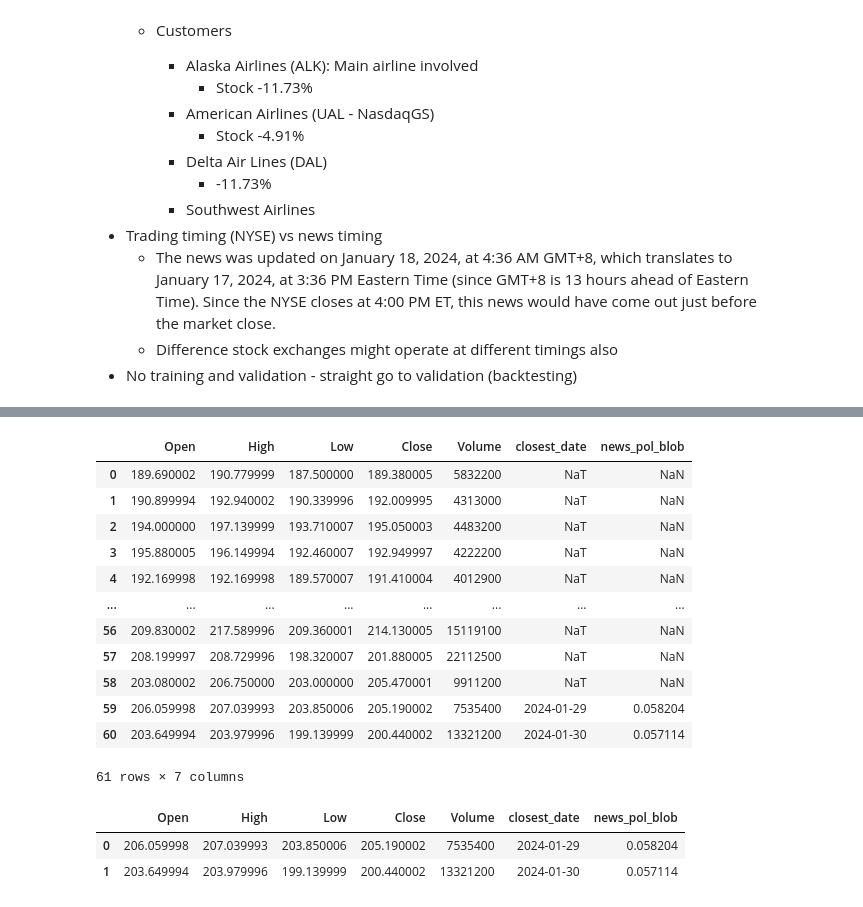
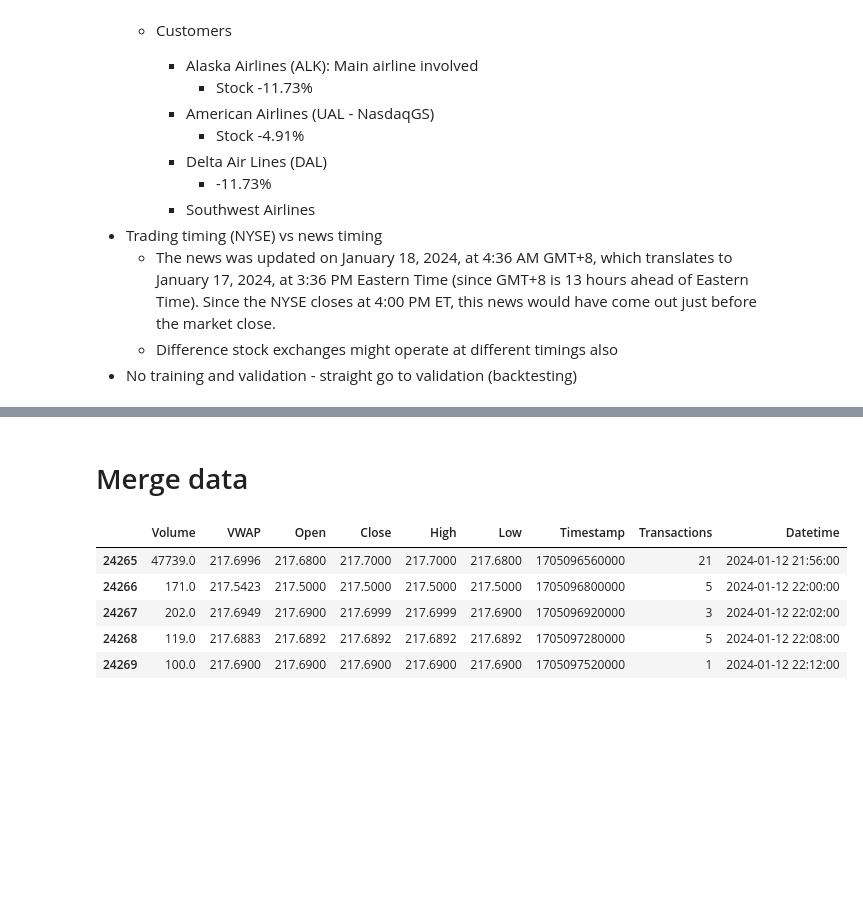
Before and after one commit to yiqwan/stock-forecast-with-sentiment, a Jupyter notebook: notebooks/trading.ipynb, the cells around one changed output, grey strips where cells are left out. Saved outputs shown, nothing was run; the diff lists cells and outputs as text; code cells hidden in the pictures; blank space fills up the shorter version.

```diff
--- a/notebooks/trading.ipynb
+++ b/notebooks/trading.ipynb
@@ -57,0 +56,15 @@ TODO: Assumption: assume other stocks share the same timezone
+# %%
+load_dotenv()
+POLYGON_API_KEY = os.environ.get('POLYGON_API_KEY')
+
+BACKTEST_START_DATE = '2024-01-01'
+BACKTEST_START_STRING = '20240101'
+BACKTEST_END_DATE = '2024-01-14'
+BACKTEST_END_STRING = '20240114'
+
+cur_dir = Path.cwd()
+root_dir = path_yq.get_root_dir(cur_dir)
+
+logging.basicConfig(filename=Path.joinpath(root_dir, 'logs', 'trading_system.log'),
+                    format='%(asctime)s - %(name)s - %(levelname)s - %(message)s',
+                    level=logging.DEBUG)
@@ -168,25 +184,9 @@ news3
 # %%
 merged = pd.merge(data, news3, left_on='Date', right_on='closest_date', how='left')
 merged
-# %% [output]
-|  | Open | High | Low | Close | Volume | closest_date | news_pol_blob |
-| 0 | 189.690002 | 190.779999 | 187.500000 | 189.380005 | 5832200 | NaT | NaN |
-| 1 | 190.899994 | 192.940002 | 190.339996 | 192.009995 | 4313000 | NaT | NaN |
-| 2 | 194.000000 | 197.139999 | 193.710007 | 195.050003 | 4483200 | NaT | NaN |
-| 3 | 195.880005 | 196.149994 | 192.460007 | 192.949997 | 4222200 | NaT | NaN |
-| 4 | 192.169998 | 192.169998 | 189.570007 | 191.410004 | 4012900 | NaT | NaN |
-| ... | ... | ... | ... | ... | ... | ... | ... |
-| 56 | 209.830002 | 217.589996 | 209.360001 | 214.130005 | 15119100 | NaT | NaN |
-| 57 | 208.199997 | 208.729996 | 198.320007 | 201.880005 | 22112500 | NaT | NaN |
-| 58 | 203.080002 | 206.750000 | 203.000000 | 205.470001 | 9911200 | NaT | NaN |
-| 59 | 206.059998 | 207.039993 | 203.850006 | 205.190002 | 7535400 | 2024-01-29 | 0.058204 |
-| 60 | 203.649994 | 203.979996 | 199.139999 | 200.440002 | 13321200 | 2024-01-30 | 0.057114 |
-61 rows × 7 columns
 # %%
 # Clean for 2 lines only
 merged2 = merged.dropna().reset_index(drop=True)
 merged2
-# %% [output]
-|  | Open | High | Low | Close | Volume | closest_date | news_pol_blob |
-| 0 | 206.059998 | 207.039993 | 203.850006 | 205.190002 | 7535400 | 2024-01-29 | 0.058204 |
-| 1 | 203.649994 | 203.979996 | 199.139999 | 200.440002 | 13321200 | 2024-01-30 | 0.057114 |
+# %% [markdown]
+# Merge data
@@ -192,0 +236,9 @@ merged2
+# %%
+tick[tick['Datetime'] >= '2024-01-12 21:47:23'].head()
+# %% [output]
+|  | Volume | VWAP | Open | Close | High | Low | Timestamp | Transactions | Datetime |
+| 24265 | 47739.0 | 217.6996 | 217.6800 | 217.7000 | 217.7000 | 217.6800 | 1705096560000 | 21 | 2024-01-12 21:56:00 |
+| 24266 | 171.0 | 217.5423 | 217.5000 | 217.5000 | 217.5000 | 217.5000 | 1705096800000 | 5 | 2024-01-12 22:00:00 |
+| 24267 | 202.0 | 217.6949 | 217.6900 | 217.6999 | 217.6999 | 217.6900 | 1705096920000 | 3 | 2024-01-12 22:02:00 |
+| 24268 | 119.0 | 217.6883 | 217.6892 | 217.6892 | 217.6892 | 217.6892 | 1705097280000 | 5 | 2024-01-12 22:08:00 |
+| 24269 | 100.0 | 217.6900 | 217.6900 | 217.6900 | 217.6900 | 217.6900 | 1705097520000 | 1 | 2024-01-12 22:12:00 |
```
Also changed, not shown: parts of 27 cells of this notebook.
